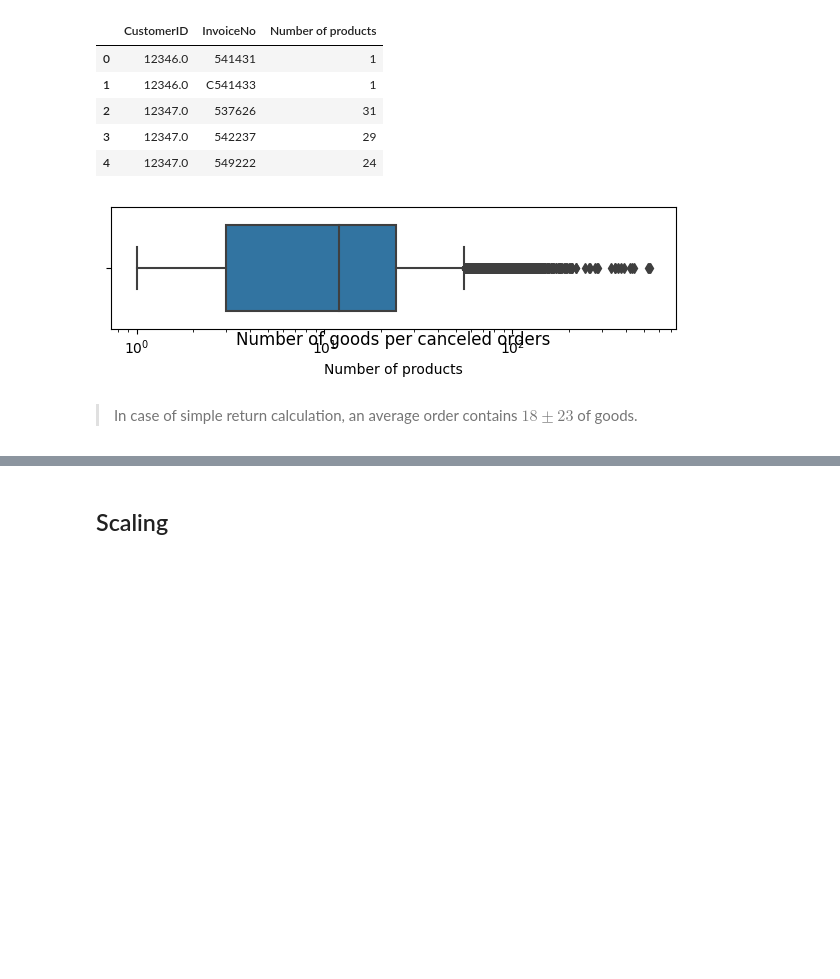
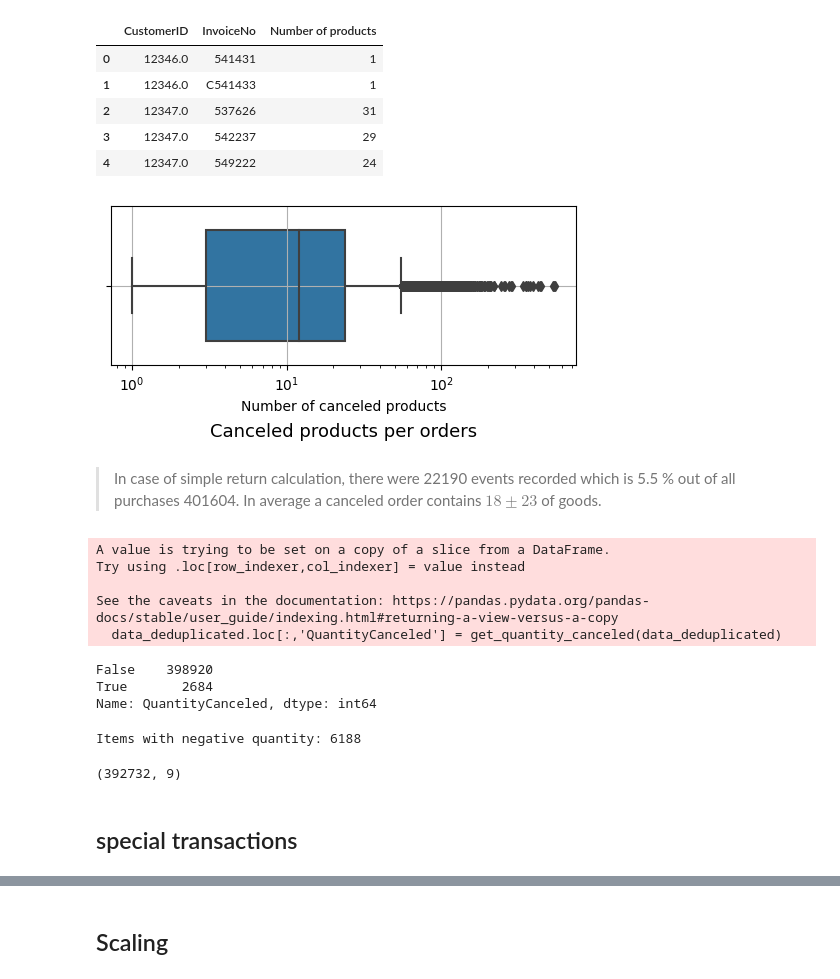
Before and after one commit to Alex1iv/web_shop_customers_segmentation, a Jupyter notebook: notebooks/webshop_segmentation.ipynb, the cells around one changed output, grey strips where cells are left out. Drawn from its saved outputs; the diff is of its cells as text; code cells hidden in the pictures; blank space fills up the shorter version.

```diff
--- a/notebooks/webshop_segmentation.ipynb
+++ b/notebooks/webshop_segmentation.ipynb
@@ -142,14 +142,47 @@ Number of returns: 22190 which is 5.5 % out of all purchases 401604
 
 # cleaned_df.head()
 # %%
-plt.figure(figsize=(6,2))
-fig = sns.boxplot(nb_products_per_basket, x='Number of products', orient='h',width=0.7)
+fig = plt.figure(figsize=(5, 3))
 
+fig = sns.boxplot(data=nb_products_per_basket, x='Number of products', \
+    orient='h',width=0.7)
 #plt.axvline(x=boundaries['upper_bound'], color='r')
+fig.set_title('Canceled products per orders', y=-0.5, fontsize=13)
+fig.set_xlabel('Number of canceled products')
 fig.set_xscale('log')
-fig.set_title('Number of goods per canceled orders', y=-0.2)
-plt.tight_layout();
+plt.tight_layout()
+fig.grid();
 # %% [output]
-[figure, old version]
+[figure, new version]
 # %% [markdown]
-> In case of simple return calculation, an average order contains $18 \pm 23$ of goods.
+> In case of simple return calculation, there were 22190 events recorded which is 5.5 % out of all purchases 401604. In average a canceled order contains $18 \pm 23$ of goods.
+# %%
+# select unique
+data_deduplicated.loc[:,'QuantityCanceled'] = get_quantity_canceled(data_deduplicated)
+# %% [output]
+A value is trying to be set on a copy of a slice from a DataFrame.
+Try using .loc[row_indexer,col_indexer] = value instead
+
+See the caveats in the documentation: https://pandas.pydata.org/pandas-docs/stable/user_guide/indexing.html#returning-a-view-versus-a-copy
+  data_deduplicated.loc[:,'QuantityCanceled'] = get_quantity_canceled(data_deduplicated)
+# %%
+data_deduplicated['QuantityCanceled'].isna().value_counts()
+# %% [output]
+False    398920
+True       2684
+Name: QuantityCanceled, dtype: int64
+# %%
+# delete orders without a counterparty
+data_cleaned = data_deduplicated.dropna(axis=0)
+# delete orders with a negative quantity
+negative_qty = data_cleaned[data_cleaned['Quantity']<0]
+print('Items with negative quantity: {}'.format(negative_qty.shape[0]))
+
+
+data_cleaned = data_cleaned[data_cleaned['Quantity']>=0]
+data_cleaned.shape
+# %% [output]
+Items with negative quantity: 6188
+(392732, 9)
+# %% [markdown]
+## special transactions
```
Also changed, not shown: parts of 5 cells of this notebook.
